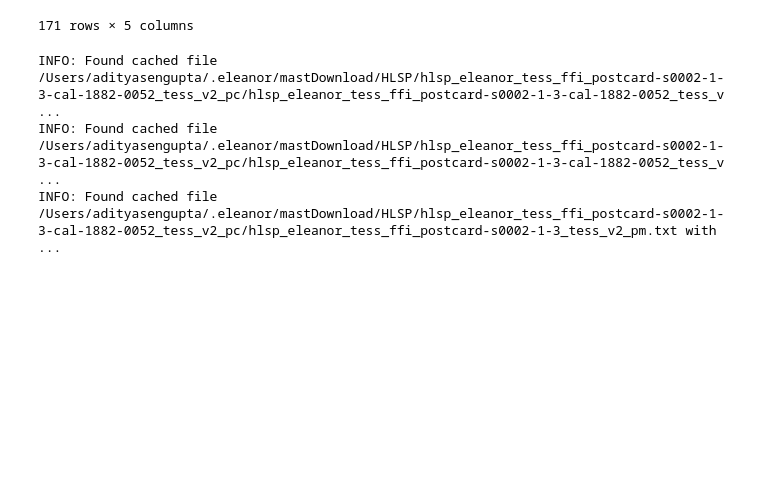
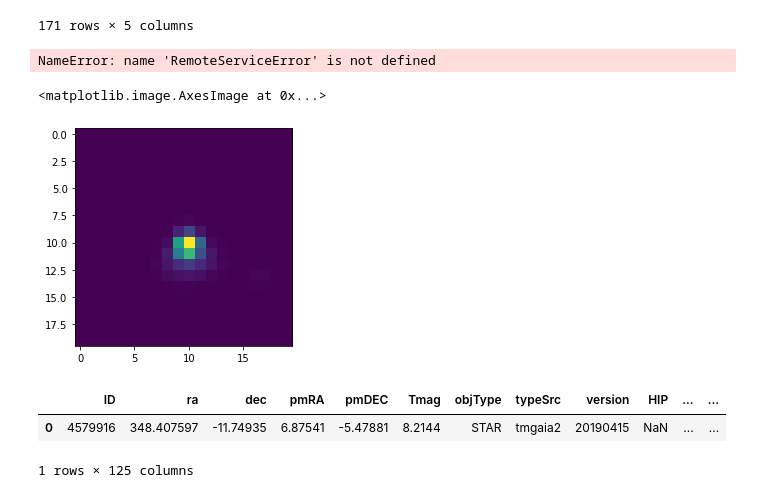
Before and after one commit to nespinoza/project-systematics, a Jupyter notebook: notebooks/compare_ffis.ipynb, the cells around one changed output. Drawn from its saved outputs; the diff is of its cells as text; code cells hidden in the pictures; blank space fills up the shorter version.

```diff
--- a/notebooks/compare_ffis.ipynb
+++ b/notebooks/compare_ffis.ipynb
@@ -21,6 +24,9 @@ with open("../data/kepler_tess_simultaneous_targets.txt") as f:
                 dfdict[col].append(np.nan)
 
     simultaneous_targets = pd.DataFrame(data=dfdict, columns=cols).fillna(0).astype({"EPIC" : int, "TICID" : int, "DR2Name" : int, "RADeg" : float, "DEDeg" : float})
+
+allstars = pd.read_csv("~/projects/pals/tesscomp-prototyping/data/tesstargets/tess_stellar_all.csv") # local file generated from my "tessdataproducts" module's "stellar:get_tess_stellar_catalog" method: change the path if you're running this/I'll upload the CSV somewhere
+get_sectors = lambda ticid: allstars["sectors"].values[np.where(ticid == allstars["ticid"])]
 # %%
 simultaneous_targets
 # %% [output]
@@ -37,12 +43,3 @@ simultaneous_targets
 | 169 | 251816651 | 0 | 0 | 349.426691 | -11.090669 |
 | 170 | 251813843 | 0 | 2413062366633174016 | 348.254125 | -11.703504 |
 171 rows × 5 columns
-# %%
-idx = 100 # or any other number 0-170
-epic, ticid = (int(simultaneous_targets.loc[100][i]) for i in [0, 1])
-# first, I'm interested in time-sync: when did TESS look at this, and when did K2 look at it?
-# assume for what follows that I've got the correct sector of TESS data
-# %% [output]
-INFO: Found cached file /Users/adityasengupta/.eleanor/mastDownload/HLSP/hlsp_eleanor_tess_ffi_postcard-s0002-1-3-cal-1882-0052_tess_v2_pc/hlsp_eleanor_tess_ffi_postcard-s0002-1-3-cal-1882-0052_tess_v ...
-INFO: Found cached file /Users/adityasengupta/.eleanor/mastDownload/HLSP/hlsp_eleanor_tess_ffi_postcard-s0002-1-3-cal-1882-0052_tess_v2_pc/hlsp_eleanor_tess_ffi_postcard-s0002-1-3-cal-1882-0052_tess_v ...
-INFO: Found cached file /Users/adityasengupta/.eleanor/mastDownload/HLSP/hlsp_eleanor_tess_ffi_postcard-s0002-1-3-cal-1882-0052_tess_v2_pc/hlsp_eleanor_tess_ffi_postcard-s0002-1-3_tess_v2_pm.txt with  ...
@@ -48,0 +93,10 @@ INFO: Found cached file /Users/adityasengupta/.eleanor/mastDownload/HLSP/hlsp_el
+# %%
+tess_ffi, tess_time = get_TPF_TESS(ticid, ra, dec, int(get_sectors(ticid)[0].split(",")[0]))
+k2_ffi, k2_time = get_TPF_K2(epic, ra, dec)
+# %% [output]
+NameError: name 'RemoteServiceError' is not defined
+# %%
+plt.imshow(tess_ffi[0])
+# %% [output]
+<matplotlib.image.AxesImage at 0x...>
+[figure, added]
@@ -48,0 +105,6 @@ INFO: Found cached file /Users/adityasengupta/.eleanor/mastDownload/HLSP/hlsp_el
+# %%
+df
+# %% [output]
+|  | ID | ra | dec | pmRA | pmDEC | Tmag | objType | typeSrc | version | HIP | ... | ... |
+| 0 | 4579916 | 348.407597 | -11.74935 | 6.87541 | -5.47881 | 8.2144 | STAR | tmgaia2 | 20190415 | NaN | ... | ... |
+1 rows × 125 columns
```
Also changed, not shown: parts of 3 cells of this notebook.
